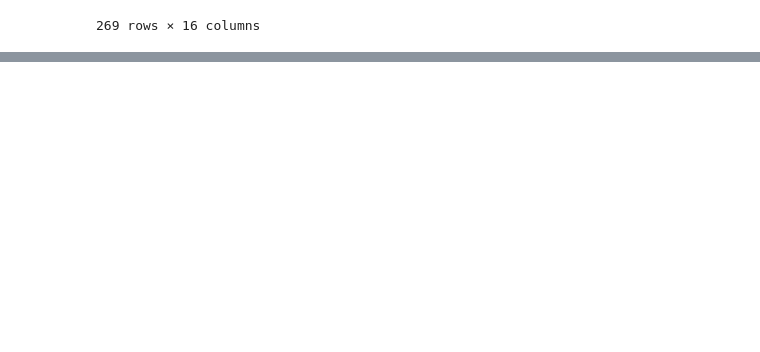
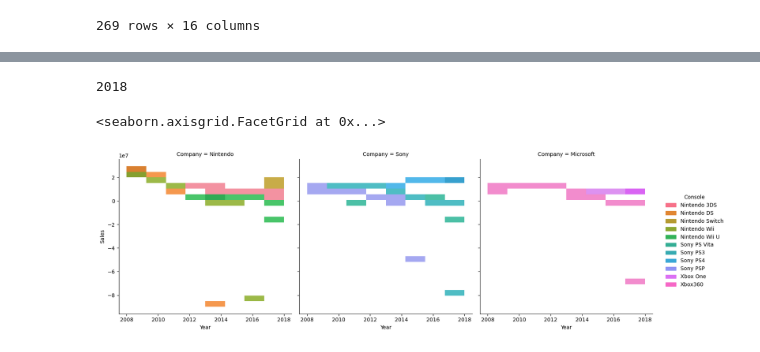
Before and after one commit to JUrielCerecero/analisis-de-datos-de-videojuegos, a Jupyter notebook: etl.ipynb, the cells around one changed output, grey strips where cells are left out. Saved outputs shown, nothing was run; the diff lists cells and outputs as text; code cells hidden in the pictures; blank space fills up the shorter version.

```diff
--- a/etl.ipynb
+++ b/etl.ipynb
@@ -314,0 +502,9 @@ dfventasconsolas.groupby('Sales').sum()
+# %%
+dfventasconsolas['Year']
+# %% [output]
+2018
+# %%
+sns.displot(data=dfventasconsolas,y='Sales',x='Year',hue='Console',col='Company')
+# %% [output]
+<seaborn.axisgrid.FacetGrid at 0x...>
+[figure, added]
```
Also changed, not shown: parts of 41 cells of this notebook, 4 other files.
